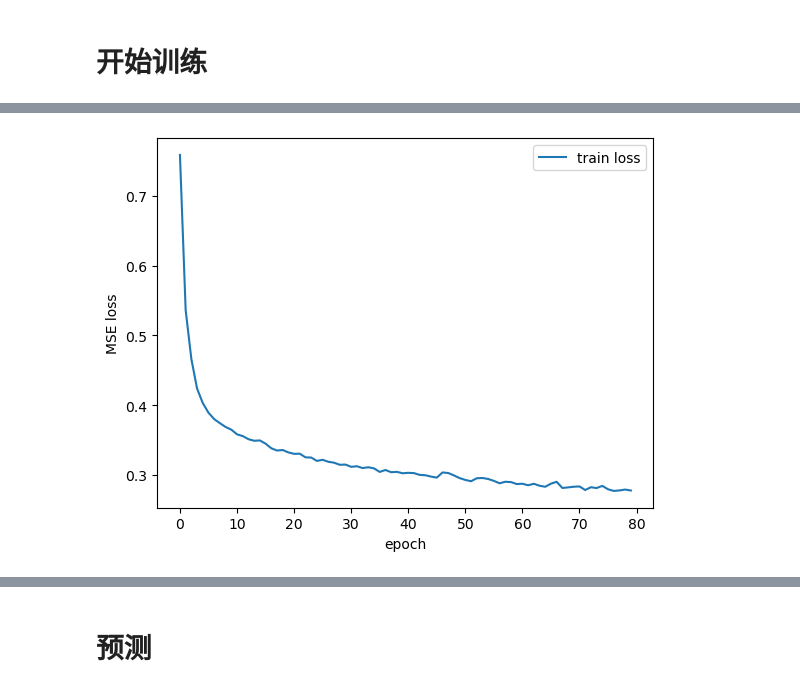
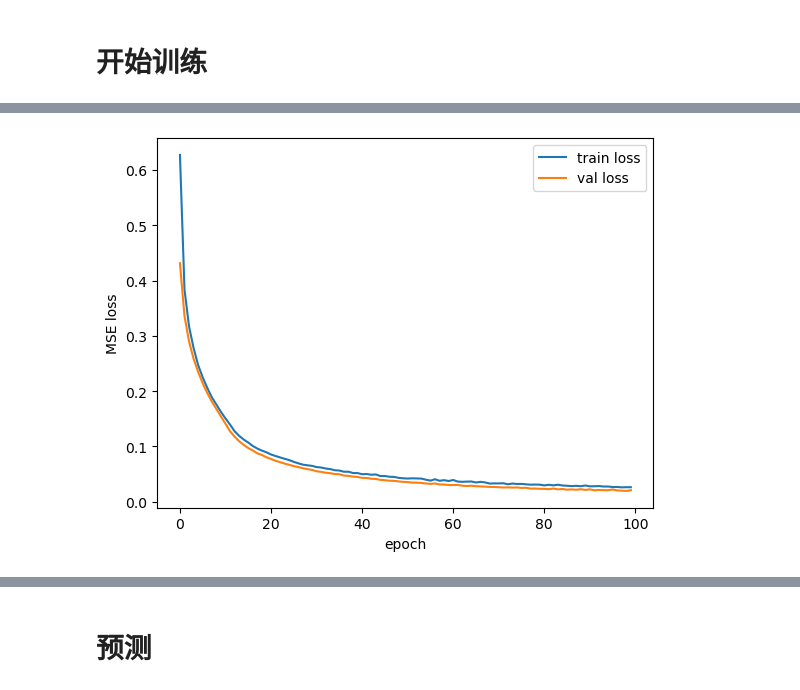
Before and after one commit to 851695e35/bdci_gnn, a Jupyter notebook: GATConv.ipynb, the cells around one changed output, grey strips where cells are left out. Cells and saved outputs as stored; diff of their text form; code cells hidden in the pictures.

```diff
--- a/GATConv.ipynb
+++ b/GATConv.ipynb
@@ -27,7 +27,7 @@ tensor([-0.2741, -0.6940])
 # 划分训练集和验证集，使用sklearn的train_test_split函数
 from sklearn.model_selection import train_test_split
 
-train_graphs, val_graphs = train_test_split(graphs, test_size=0.05, random_state=42)
+train_graphs, val_graphs = train_test_split(graphs, test_size=0.1, random_state=42)
 # %%
 class GATModel(nn.Module):
     def __init__(self, input_size, output_size, num_heads=2):
@@ -59,6 +102,6 @@ class GATModel(nn.Module):
 # %%
 # 看看模型的输入输出
-model = GATModel(input_size=33, output_size=2, num_heads=2)
+model = SAGEModel(input_size=33, output_size=2)
 output = model(graphs[0])
 output.shape
 # %% [output]
@@ -70,27 +113,15 @@ output_size = graphs[0].y.shape[1]
 # 个人认为，注意力头的个数应该和输出维度保持一致，因为每个输出可能需要关注不同的邻居
 num_heads = graphs[0].y.shape[1]
 
-lr = 0.001
 device = torch.device("cuda" if torch.cuda.is_available() else "cpu")
-num_epochs = 50
 # batch_size = 256
 # %% [markdown]
 # 开始训练
 # %%
-def train(train_graphs, val_graphs=None, num_epochs=50):
-    # 定义模型、算法、损失函数
-    model = GATModel(
-        input_size=input_size,
-        output_size=output_size,
-        num_heads=num_heads,
-    ).to(device)
-    optimizer = optim.Adam(model.parameters(), lr=lr)
-    criterion = nn.MSELoss()
-
+def train(model, criterion, optimizer, train_graphs, val_graphs=None, num_epochs=50):
     # 训练过程记录
     train_loss_list = []
-    if val_graphs:
-        val_loss_list = []
+    val_loss_list = []
 
     with tqdm(total=num_epochs, desc="Training Progress", unit="epoch") as pbar_epochs:
         for epoch in range(num_epochs):
@@ -152,5 +179,15 @@ model = train(train_graphs, val_graphs)
-# %%
-# 所有数据都用来训练
-model = train(graphs, num_epochs=80)
-# %% [output]
-[figure, removed]
+# %%
+# 定义模型、算法、损失函数
+model = SAGEModel(
+    input_size=input_size,
+    output_size=output_size,
+).to(device)
+# 考虑是否加入weight_decay
+optimizer = optim.Adam(model.parameters(), lr=1e-4)
+criterion = nn.MSELoss()
+
+model = train(
+    model, criterion, optimizer, train_graphs, val_graphs, num_epochs=100
+)
+# %% [output]
+[figure, added]
```
Also changed, not shown: parts of 11 cells of this notebook, 1 other file.
